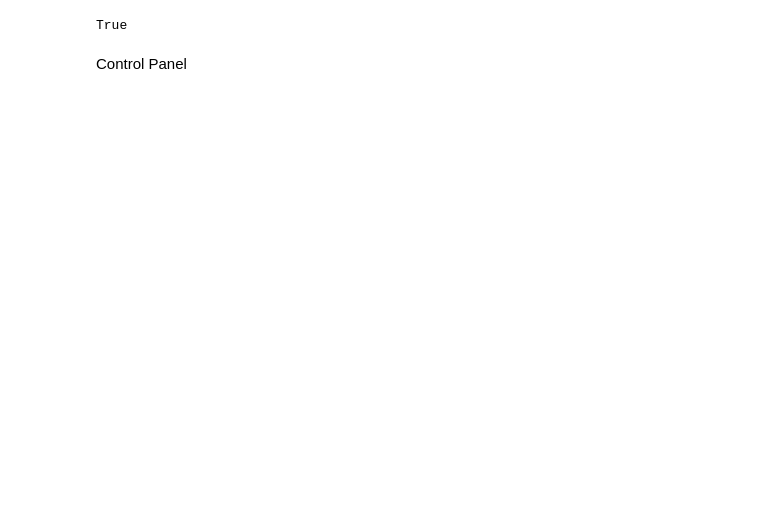
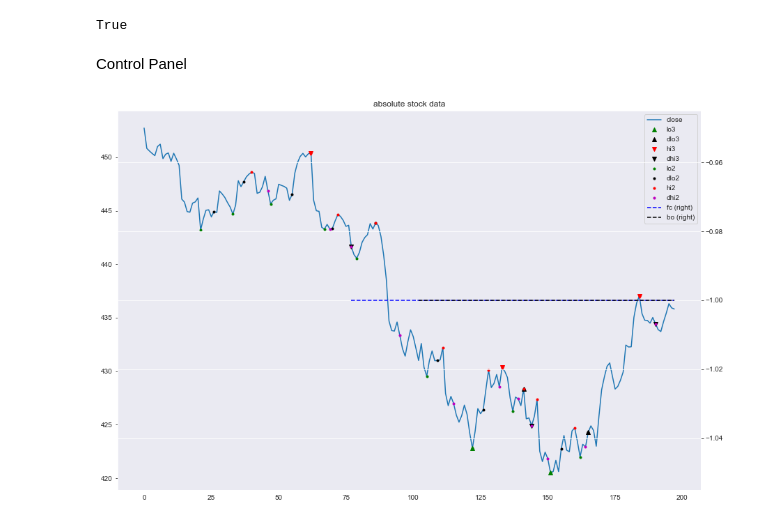
Before and after one commit to bjahnke/backtest_notebook, a Jupyter notebook: notes/trend_viewer.ipynb, the cells around one changed output. Cells and saved outputs as stored; diff of their text form; code cells hidden in the pictures; blank space fills up the shorter version.

Commit message:
saved retest swing data

```diff
--- a/notes/trend_viewer.ipynb
+++ b/notes/trend_viewer.ipynb
@@ -259,4 +69,24 @@ def plot(_stock_data, title):
             style_map.keys()].plot(style=list(style_map.values()), secondary_y=secondary_y, figsize=(15, 10), title=title)
     except KeyError:
         pass
+# %%
+
+peak_data.lvl = peak_data.lvl.astype(int)
+absolute_stock_data = add_peak_regime_data(
+    stock_data.loc[stock_data.is_relative == False].reset_index(drop=True),
+    regime_data.loc[regime_data.is_relative == False].reset_index(drop=True),
+    peak_data.loc[peak_data.is_relative == False].reset_index(drop=True)
+)
+last_peak = peak_data.loc[peak_data.lvl == 3]
+last_peak_type = last_peak['type'].iloc[-1]
+r_ = retest_from_latest_base_swing(
+    peak_data,
+    stock_data,
+    last_peak_type,
+    retest_swing_lvl=1,
+    base_swing_lvl=3
+)
+plot(absolute_stock_data, 'absolute stock data')
+# %% [output]
+[figure, added]
 # %%
```
Also changed, not shown: parts of 10 cells of this notebook, 1 other file.
